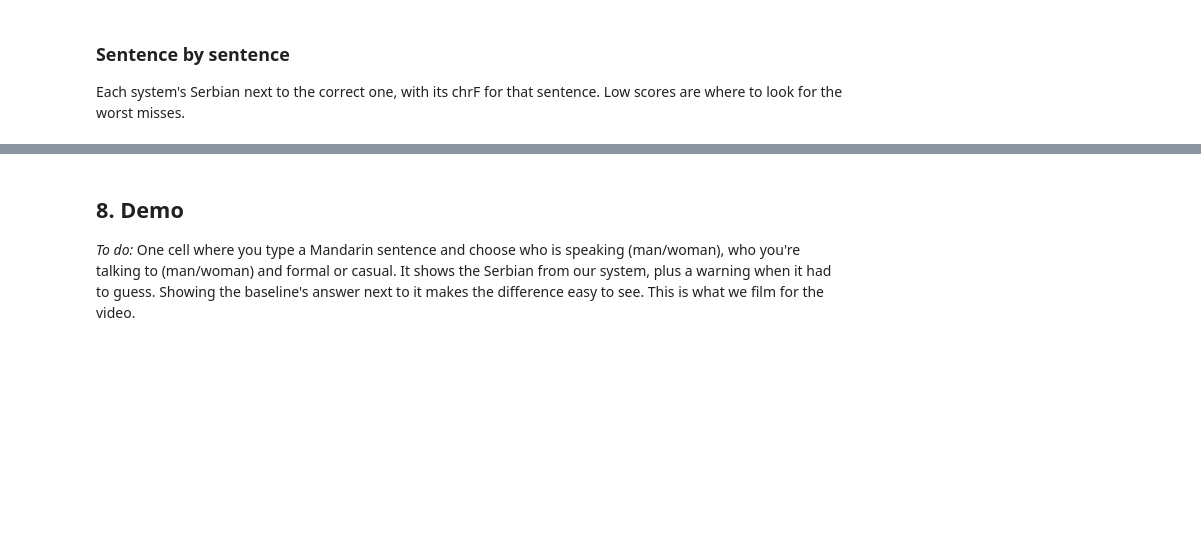
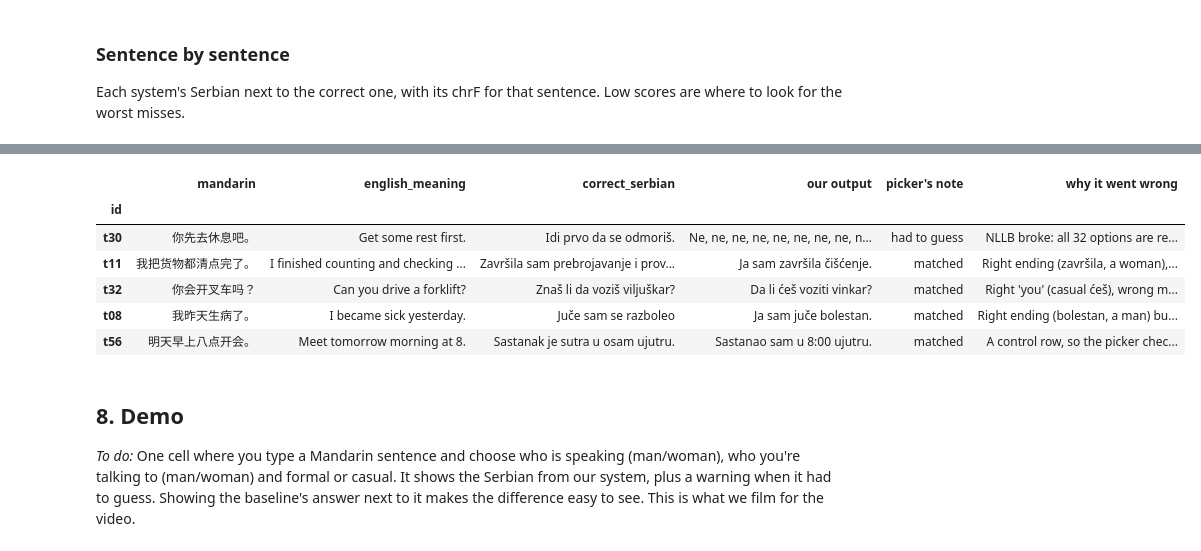
Before and after one commit to proelium27/veritas-ai-hackathon, a Jupyter notebook: notebook/model.ipynb, the cells around one changed output, grey strips where cells are left out. Saved outputs shown, nothing was run; the diff lists cells and outputs as text; code cells hidden in the pictures; blank space fills up the shorter version.

```diff
--- a/notebook/model.ipynb
+++ b/notebook/model.ipynb
@@ -1474,3 +1667,31 @@ if len(scored):
+# %%
+# The 5 misses we chose after reading every test answer, with one line on why each went wrong.
+REAL_MISSES = {
+    "t30": "NLLB broke: all 32 options are repeats like 'Ne, ne, ne...' (\"no, no, no\"), so no option had the right form. "
+           "The picker correctly said 'had to guess', but it still had nothing good to give.",
+    "t11": "Right ending (završila, a woman), wrong meaning: 清点 'count and check' became čišćenje 'cleaning'. "
+           "detect() only reads endings, so it can't catch a wrong word.",
+    "t32": "Right 'you' (casual ćeš), wrong meaning: vinkar isn't a Serbian word (forklift is viljuškar; practice row t06 "
+           "had the same problem), and 会 'can' became 'will'.",
+    "t08": "Right ending (bolestan, a man) but broken grammar: 'I am sick yesterday'. detect() checks the ending, "
+           "not the tense. The baseline got this one exactly right (Juče sam se razboleo).",
+    "t56": "A control row, so the picker checks nothing and takes NLLB's top answer. NLLB made up a speaker and "
+           "a non-word (Sastanao sam, roughly 'I meeted') for 'The meeting is tomorrow at 8'.",
+}
+
+real_misses = test_rows.set_index("id").loc[list(REAL_MISSES),
+                                            ["mandarin", "english_meaning", "correct_serbian", "picked", "pick_note"]]
+real_misses = real_misses.rename(columns={"picked": "our output", "pick_note": "picker's note"})
+real_misses["why it went wrong"] = list(REAL_MISSES.values())
+real_misses
+# %% [output]
+|  | mandarin | english_meaning | correct_serbian | our output | picker's note | why it went wrong |
+| id |  |  |  |  |  |  |
+| t30 | 你先去休息吧。 | Get some rest first. | Idi prvo da se odmoriš. | Ne, ne, ne, ne, ne, ne, ne, ne, n... | had to guess | NLLB broke: all 32 options are re... |
+| t11 | 我把货物都清点完了。 | I finished counting and checking ... | Završila sam prebrojavanje i prov... | Ja sam završila čišćenje. | matched | Right ending (završila, a woman),... |
+| t32 | 你会开叉车吗？ | Can you drive a forklift? | Znaš li da voziš viljuškar? | Da li ćeš voziti vinkar? | matched | Right 'you' (casual ćeš), wrong m... |
+| t08 | 我昨天生病了。 | I became sick yesterday. | Juče sam se razboleo | Ja sam juče bolestan. | matched | Right ending (bolestan, a man) bu... |
+| t56 | 明天早上八点开会。 | Meet tomorrow morning at 8. | Sastanak je sutra u osam ujutru. | Sastanao sam u 8:00 ujutru. | matched | A control row, so the picker chec... |
 # %% [markdown]
 ## 8. Demo
 
```
Also changed, not shown: parts of 18 cells of this notebook, 1 other file.
